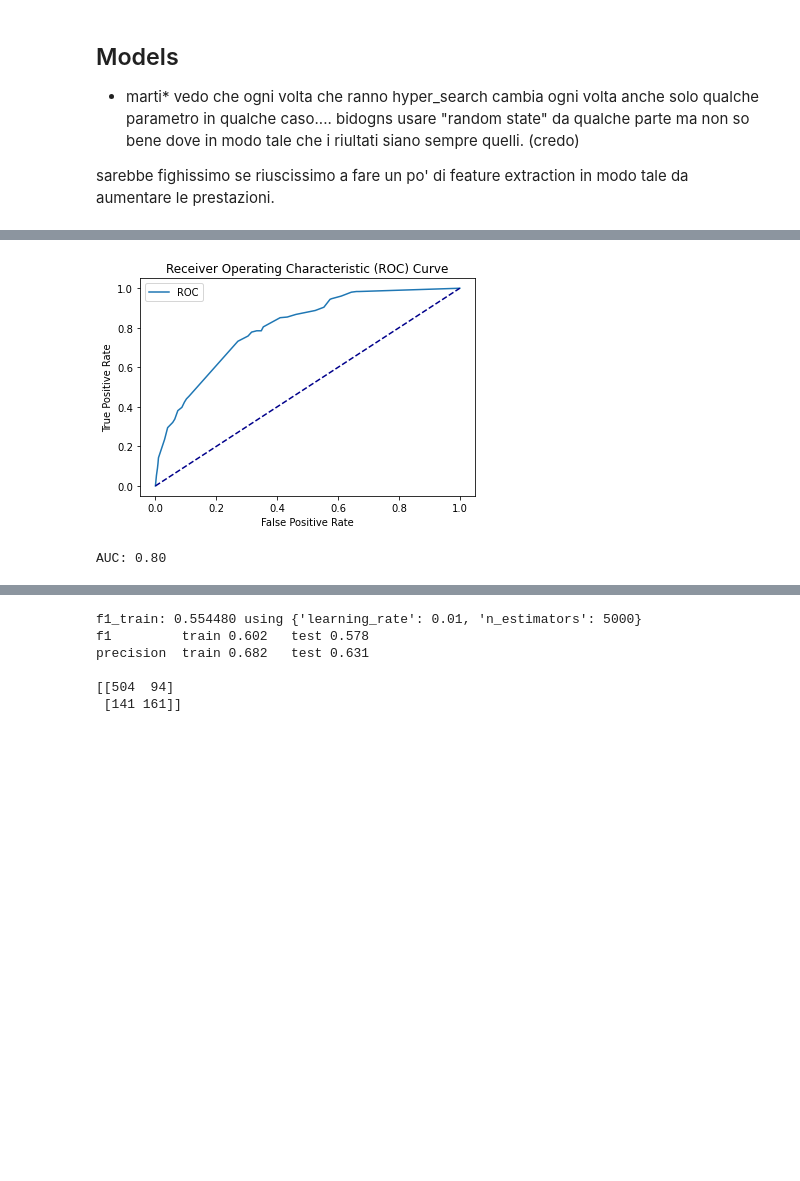
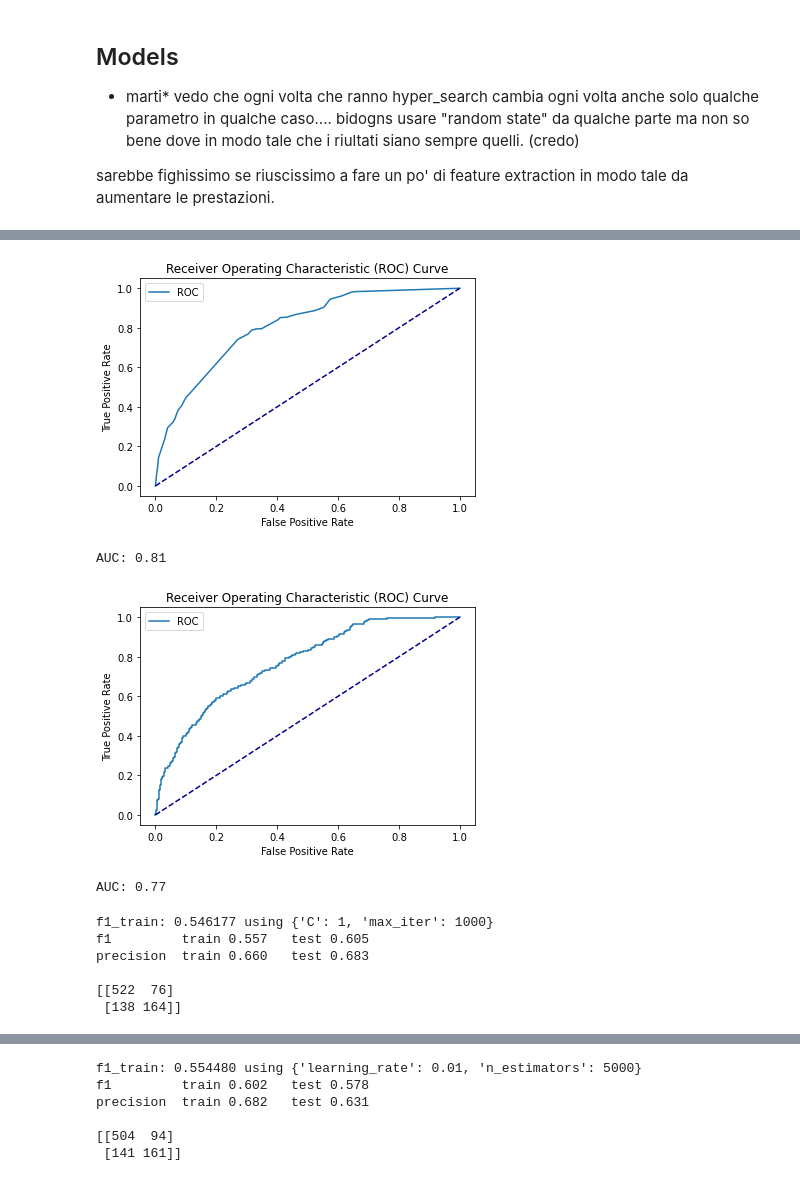
Before and after one commit to AndreaScarpellini1/ML-Project, a Jupyter notebook: Project .ipynb, the cells around one changed output, grey strips where cells are left out. Saved outputs shown, nothing was run; the diff lists cells and outputs as text; code cells hidden in the pictures; blank space fills up the shorter version.

```diff
--- a/Project .ipynb
+++ b/Project .ipynb
@@ -486,7 +488,40 @@ precision  train 0.743   test 0.687
 # %%
-model_tree = DecisionTreeClassifier(criterion='gini', max_depth=6, min_samples_leaf=20, min_samples_split=20)
+model_tree = DecisionTreeClassifier(criterion='gini', max_depth=6, min_samples_leaf=20, min_samples_split=5)
 
 fpr2,tpr2=roc(model_tree,X_train,y_train,X_test,y_test)
 # %% [output]
 [figure]
-AUC: 0.80
+AUC: 0.81
+# %%
+# Naive Bayes
+from sklearn.naive_bayes import GaussianNB #or alternative NB implementations
+
+model = GaussianNB()
+
+model.fit(X_train, y_train)
+y_pred=model.predict(X_test)
+
+
+
+y_probs = model.predict_proba(X_test)
+fpr3,tpr3=roc(model,X_train,y_train,X_test,y_test)
+# %% [output]
+[figure, added]
+AUC: 0.77
+# %%
+# Logistic
+
+from sklearn.linear_model import LogisticRegression
+
+classifier = LogisticRegression()
+parameters = {"C":[1e-4,1e-3,1e-2,1e-1,1,10], "max_iter":[1000] }
+
+
+hyperp_search(classifier,parameters)
+# %% [output]
+f1_train: 0.546177 using {'C': 1, 'max_iter': 1000}
+f1         train 0.557   test 0.605
+precision  train 0.660   test 0.683
+
+[[522  76]
+ [138 164]]
```
Also changed, not shown: parts of 21 cells of this notebook.
